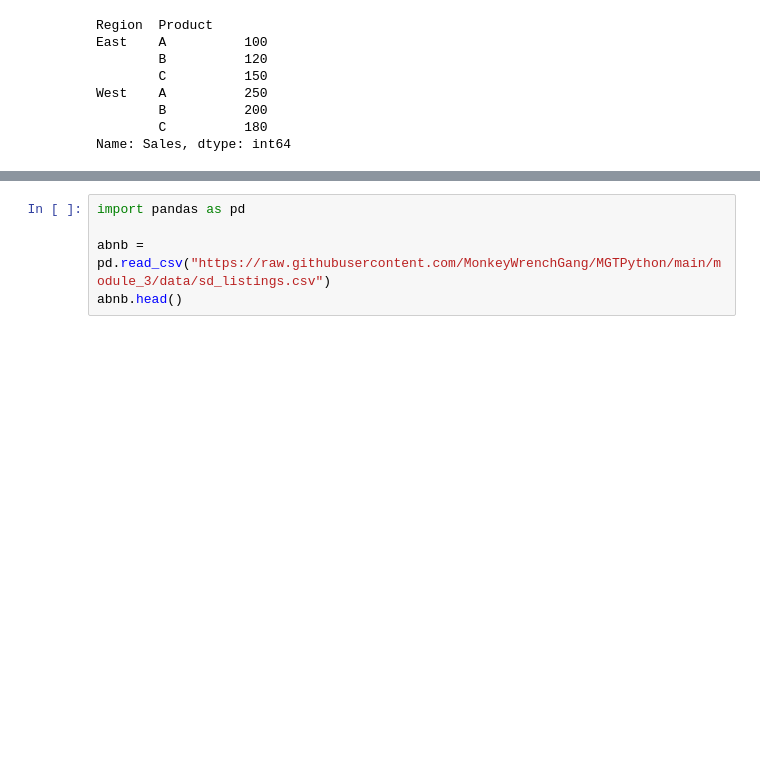
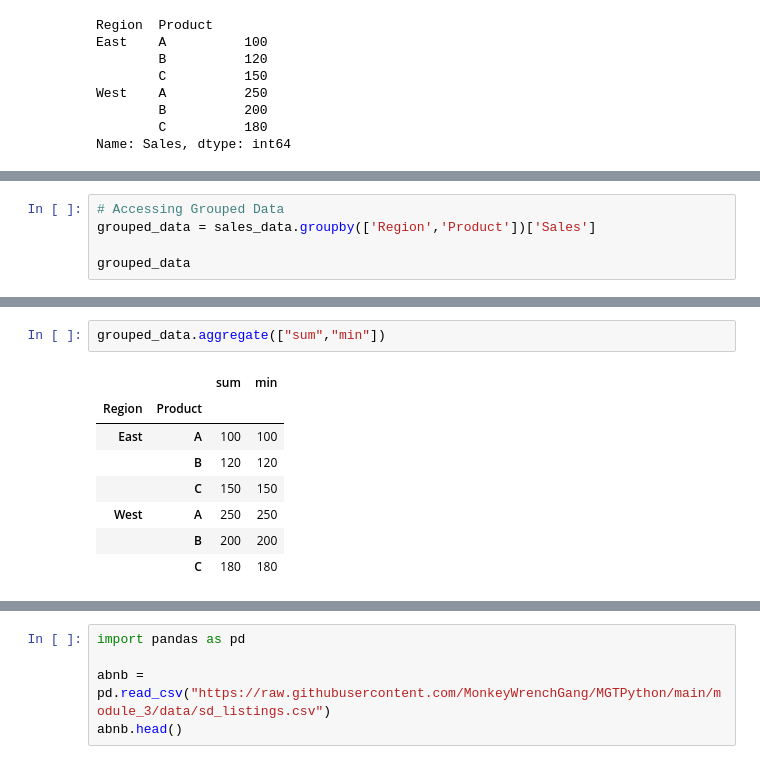
Before and after one commit to MonkeyWrenchGang/PythonBootcamp, a Jupyter notebook: day_4/4_4_Pandas_GroupBy.ipynb, the cells around one changed output, grey strips where cells are left out. Cells and saved outputs as stored; diff of their text form; blank space fills up the shorter version.

```diff
--- a/day_4/4_4_Pandas_GroupBy.ipynb
+++ b/day_4/4_4_Pandas_GroupBy.ipynb
@@ -94,0 +118,5 @@ Name: Sales, dtype: int64
+# %%
+# Accessing Grouped Data
+grouped_data = sales_data.groupby(['Region','Product'])['Sales']
+
+grouped_data
@@ -94,0 +149,11 @@ Name: Sales, dtype: int64
+# %%
+grouped_data.aggregate(["sum","min"])
+# %% [output]
+|  |  | sum | min |
+| Region | Product |  |  |
+| East | A | 100 | 100 |
+|  | B | 120 | 120 |
+|  | C | 150 | 150 |
+| West | A | 250 | 250 |
+|  | B | 200 | 200 |
+|  | C | 180 | 180 |
```
Also changed, not shown: parts of 22 cells of this notebook.
